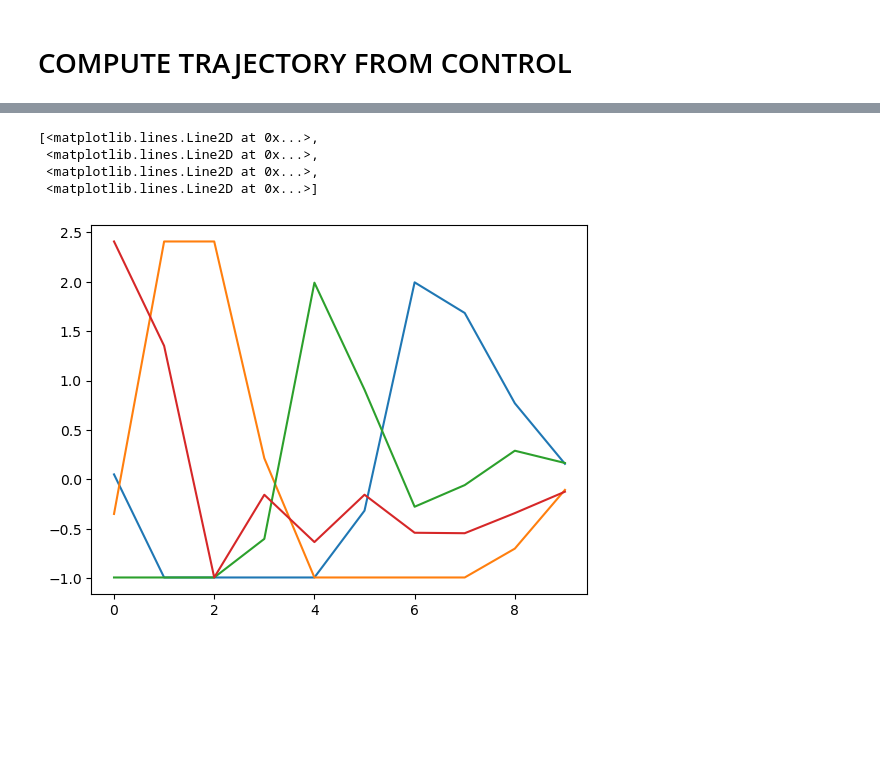
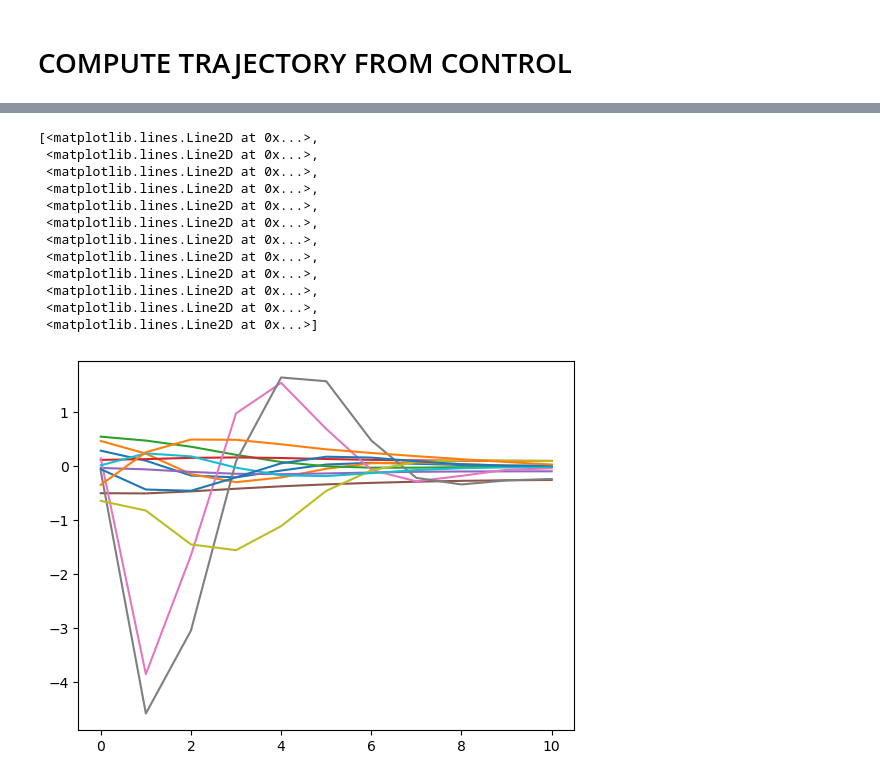
Before and after one commit to pnnl/LOPO, a Jupyter notebook: Quadcopter/DR_quadcopter.ipynb, the cells around one changed output, grey strips where cells are left out. Saved outputs shown, nothing was run; the diff lists cells and outputs as text; code cells hidden in the pictures; blank space fills up the shorter version.

```diff
--- a/Quadcopter/DR_quadcopter.ipynb
+++ b/Quadcopter/DR_quadcopter.ipynb
@@ -511,7 +504,8 @@ QNs = Qs
 Rs = 0.1 * sparse.eye(4)
 
 # Initial and reference states
-xrc = np.array([0, 0., 2., 2., 2., 0., 0., 0., 0., 0., 0., 0.])
+#xrc = np.array([0, 0., 2., 2., 2., 0., 0., 0., 0., 0., 0., 0.])
+xrc = np.array([0, 0., 0, 0, 0, 0., 0., 0., 0., 0., 0., 0.])
 
 # Prediction horizon
 N = n_horizon
@@ -542,10 +536,37 @@ Solve single instance
 # x0 = np.random.uniform(low = x0min, high = x0max)
 # #x0 = np.array([0.5, -0.5, -1., -1., 0., 0., 0., 0., 0., 0., 0., 0.])
 
-x0 = np.zeros(nx)
+#x0 = np.zeros(nx)
 
-x_init.value = x0
-prob.solve(solver=cv.OSQP, warm_start=True,verbose = True)
+#x_init.value = x0
+#prob.solve(solver=cv.OSQP, warm_start=True,verbose = True)
+
+
+
+'''
+Solve Loop
+'''
+
+# x0min = np.array([-np.pi/6, -np.pi/6, -1., -1., -1., -1., -1., -1., -1., -1., -1., -1.])
+# x0max = np.array([np.pi/6, np.pi/6, 1., 1., 1., 1., 1., 1., 1., 1., 1., 1.])
+# x0 = np.random.uniform(low = x0min, high = x0max)
+# #x0 = np.array([0.5, -0.5, -1., -1., 0., 0., 0., 0., 0., 0., 0., 0.])
+
+#x0 = np.zeros(nx)
+
+td = next(iter(dev_loader))
+X_inits = td['X'].detach().numpy()
+X_cv_sols = []
+U_cv_sols = []
+for i in range(X_inits.shape[0]):
+    x0 = np.ravel(X_inits[i,:,:])
+    x_init.value = x0
+    prob.solve(solver=cv.OSQP, warm_start=True,verbose = True)
+    X_cv_sols.append( np.transpose(xc.value) )
+    U_cv_sols.append( np.transpose(uc.value) )
+
+X_cv_sols = np.stack(X_cv_sols)
+U_cv_sols = np.stack(U_cv_sols)
 # %% [output]
 ===============================================================================
                                      CVXPY
@@ -584,8 +588,16 @@ plt.plot(np.transpose(xc.value))
-# %%
-plt.plot(np.transpose(uc.value))
-# %% [output]
-[<matplotlib.lines.Line2D at 0x...>,
- <matplotlib.lines.Line2D at 0x...>,
- <matplotlib.lines.Line2D at 0x...>,
- <matplotlib.lines.Line2D at 0x...>]
-[figure, removed]
+# %%
+plt.plot(X_cv_sols[0,:,:])
+# %% [output]
+[<matplotlib.lines.Line2D at 0x...>,
+ <matplotlib.lines.Line2D at 0x...>,
+ <matplotlib.lines.Line2D at 0x...>,
+ <matplotlib.lines.Line2D at 0x...>,
+ <matplotlib.lines.Line2D at 0x...>,
+ <matplotlib.lines.Line2D at 0x...>,
+ <matplotlib.lines.Line2D at 0x...>,
+ <matplotlib.lines.Line2D at 0x...>,
+ <matplotlib.lines.Line2D at 0x...>,
+ <matplotlib.lines.Line2D at 0x...>,
+ <matplotlib.lines.Line2D at 0x...>,
+ <matplotlib.lines.Line2D at 0x...>]
+[figure, added]
```
Also changed, not shown: parts of 18 cells of this notebook.
